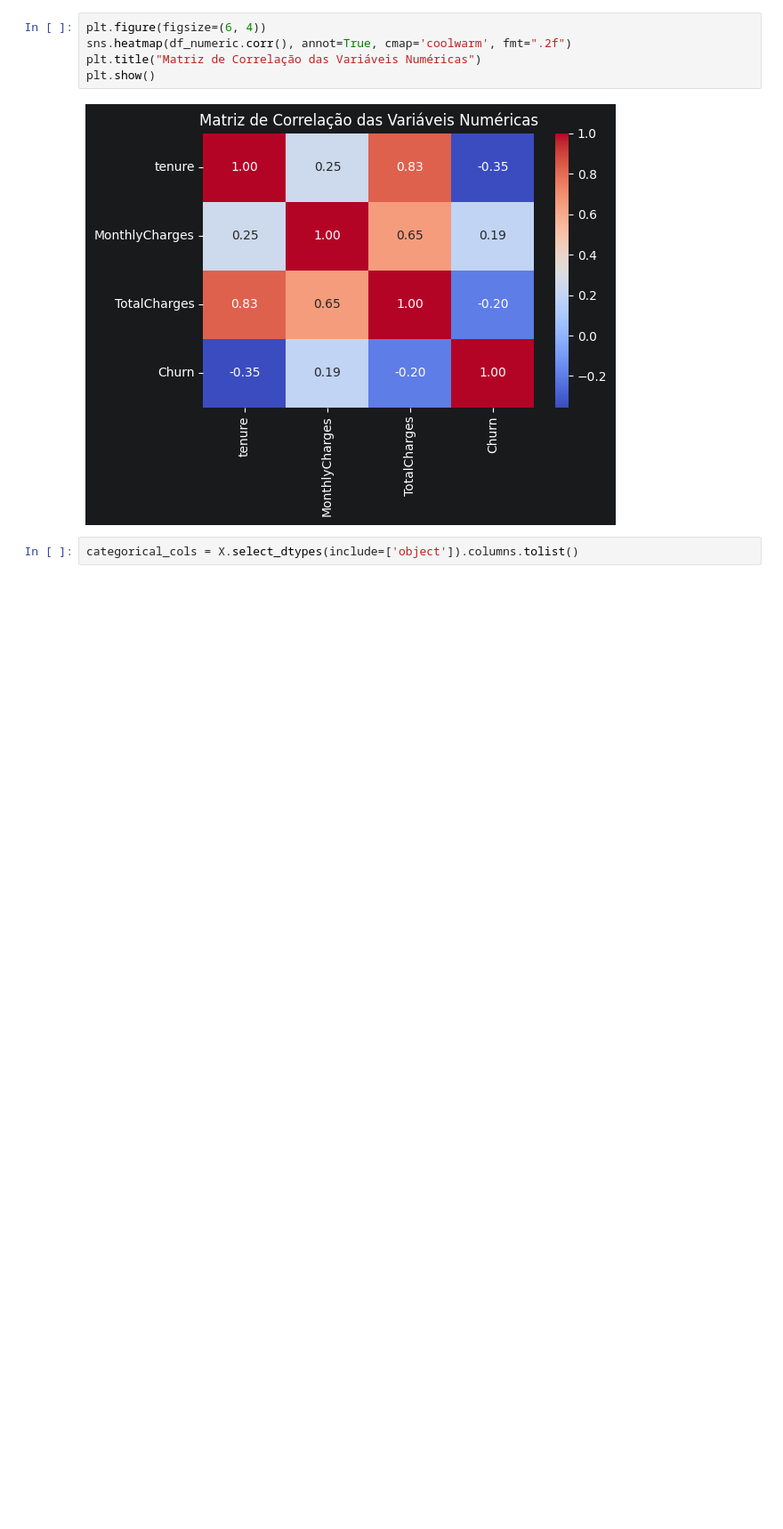
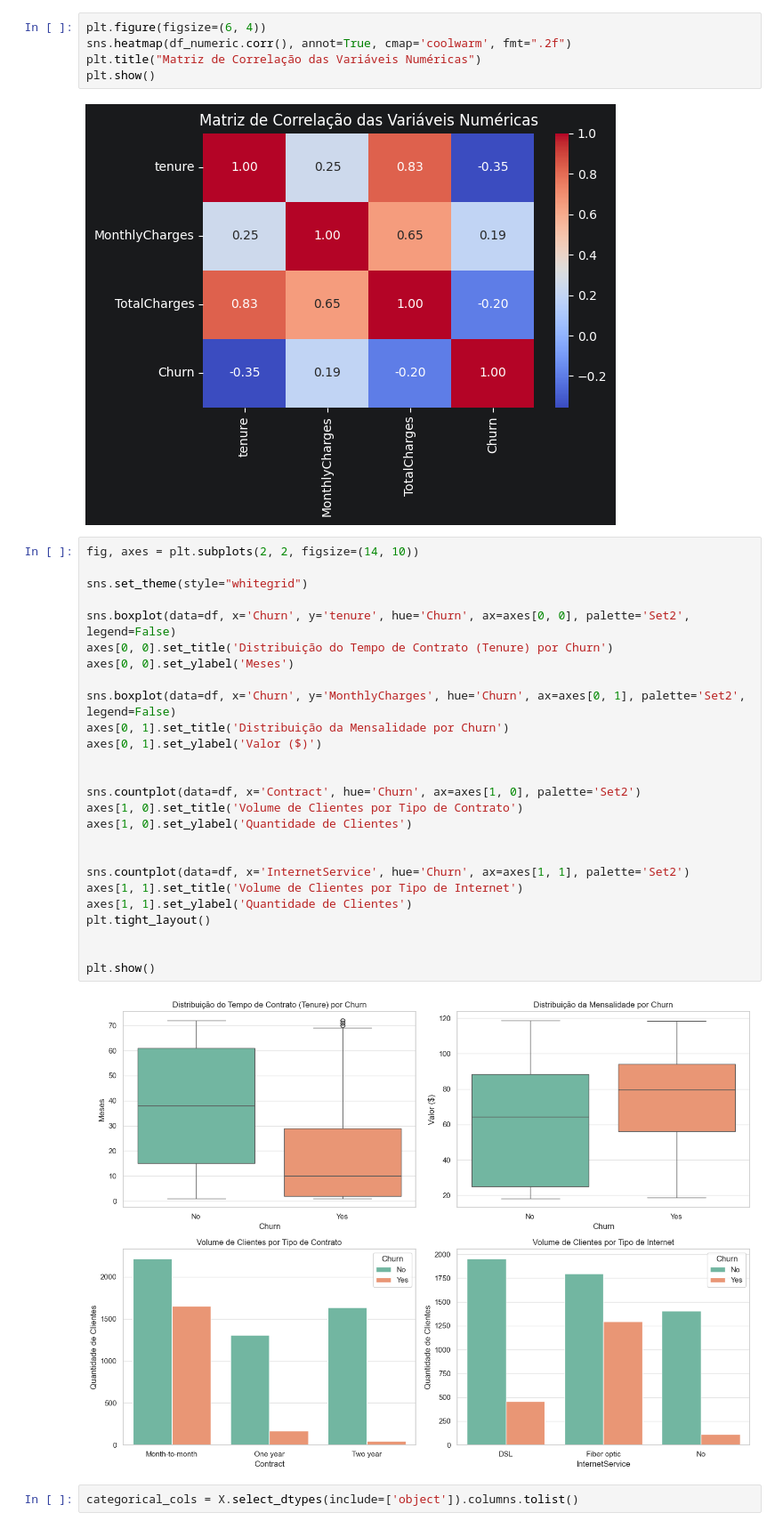
Before and after one commit to VictorMoraesF/Projeto_Semantix, a Jupyter notebook: Semantix.ipynb, the cells around one changed output. Shown at 89% size. Cells and saved outputs as stored; diff of their text form; blank space fills up the shorter version.

```diff
--- a/Semantix.ipynb
+++ b/Semantix.ipynb
@@ -31,6 +31,34 @@ plt.title("Matriz de Correlação das Variáveis Numéricas")
 plt.show()
 # %% [output]
 [figure]
+# %%
+fig, axes = plt.subplots(2, 2, figsize=(14, 10))
+
+sns.set_theme(style="whitegrid")
+
+sns.boxplot(data=df, x='Churn', y='tenure', hue='Churn', ax=axes[0, 0], palette='Set2', legend=False)
+axes[0, 0].set_title('Distribuição do Tempo de Contrato (Tenure) por Churn')
+axes[0, 0].set_ylabel('Meses')
+
+sns.boxplot(data=df, x='Churn', y='MonthlyCharges', hue='Churn', ax=axes[0, 1], palette='Set2', legend=False)
+axes[0, 1].set_title('Distribuição da Mensalidade por Churn')
+axes[0, 1].set_ylabel('Valor ($)')
+
+
+sns.countplot(data=df, x='Contract', hue='Churn', ax=axes[1, 0], palette='Set2')
+axes[1, 0].set_title('Volume de Clientes por Tipo de Contrato')
+axes[1, 0].set_ylabel('Quantidade de Clientes')
+
+
+sns.countplot(data=df, x='InternetService', hue='Churn', ax=axes[1, 1], palette='Set2')
+axes[1, 1].set_title('Volume de Clientes por Tipo de Internet')
+axes[1, 1].set_ylabel('Quantidade de Clientes')
+plt.tight_layout()
+
+
+plt.show()
+# %% [output]
+[figure, added]
 # %%
 categorical_cols = X.select_dtypes(include=['object']).columns.tolist()
 # %%
```
